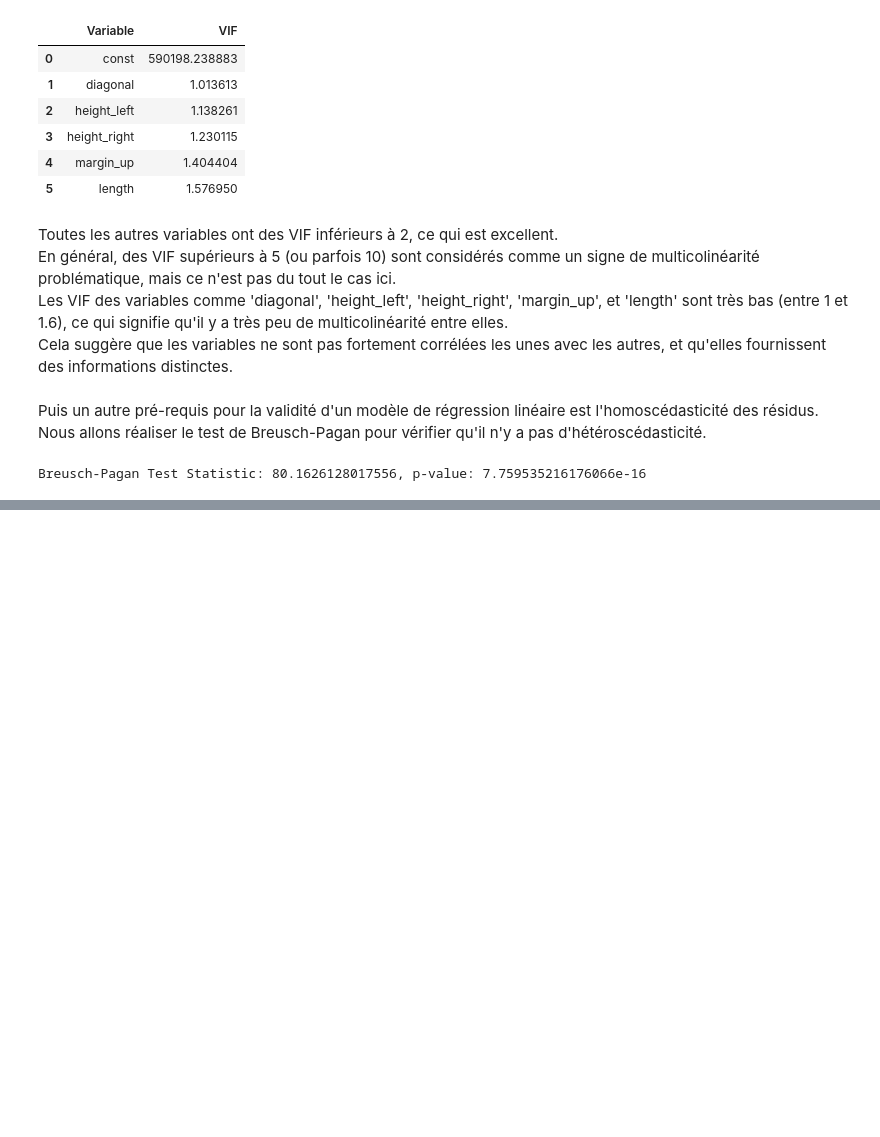
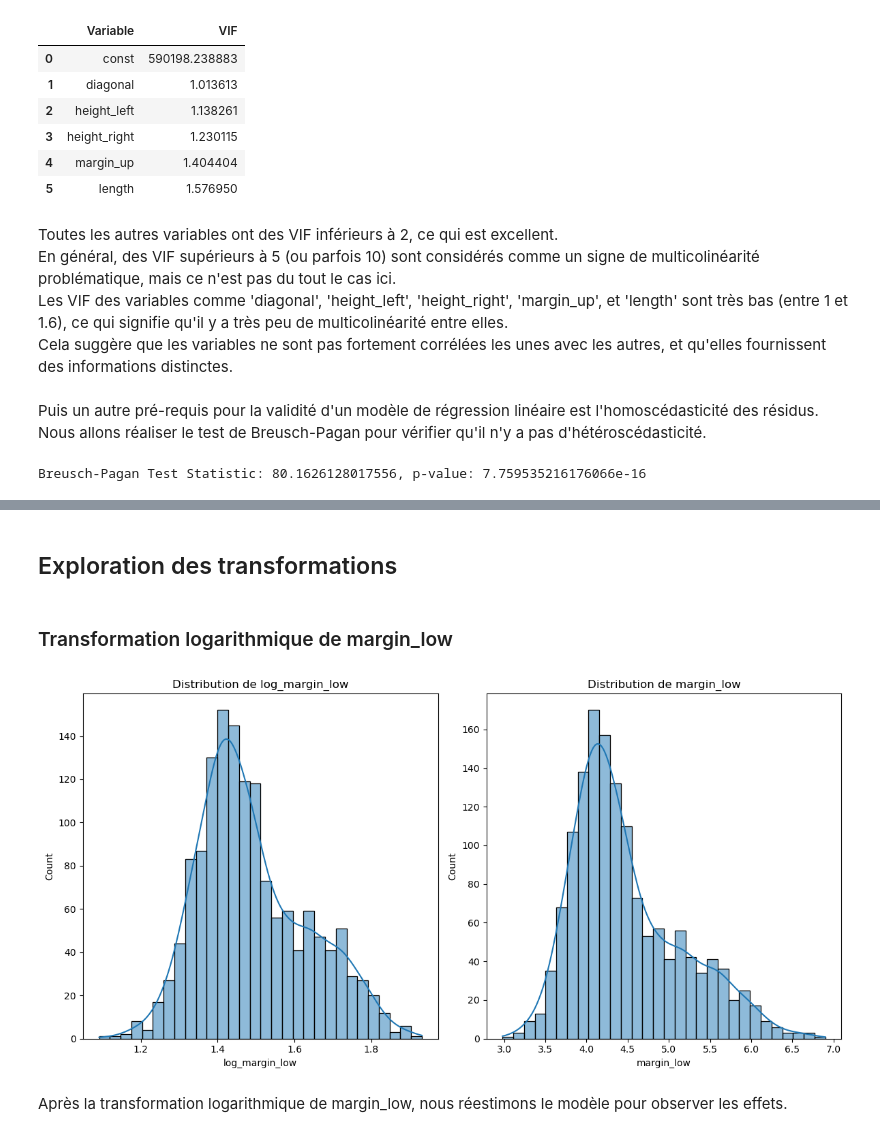
Before and after one commit to Cedric-ME/Detection_De_Faux_Billets, a Jupyter notebook: Analyse_data.ipynb, the cells around one changed output, grey strips where cells are left out. Saved outputs shown, nothing was run; the diff lists cells and outputs as text; code cells hidden in the pictures; blank space fills up the shorter version.

```diff
--- a/Analyse_data.ipynb
+++ b/Analyse_data.ipynb
@@ -296,0 +322,26 @@ Cette approche améliorera ainsi la fiabilité du modèle, tant en termes d'inte
+# %% [markdown]
+## Exploration des transformations
+# %% [markdown]
+### Transformation logarithmique de margin_low
+# %%
+# Vérification que les valeurs sont positives
+if(data_without_na['margin_low'] <= 0).any():
+    print("erreur : margin_low contient des valeurs négatives ou nulles, impossible d'applique la transformation logarithmique")
+else:
+    # transformation log
+    data_without_na['log_margin_low'] = np.log(data_without_na['margin_low'])
+# %%
+fig, axes = plt.subplots(1, 2, figsize=(12, 6))
+
+sns.histplot(data_without_na['log_margin_low'], bins=30, kde=True, ax=axes[0])
+axes[0].set_title("Distribution de log_margin_low")
+
+sns.histplot(data_without_na['margin_low'], bins=30, kde=True, ax=axes[1])
+axes[1].set_title("Distribution de margin_low")
+
+plt.tight_layout()
+plt.show()
+# %% [output]
+[figure, added]
+# %% [markdown]
+Après la transformation logarithmique de margin_low, nous réestimons le modèle pour observer les effets.
```
Also changed, not shown: parts of 38 cells of this notebook.
